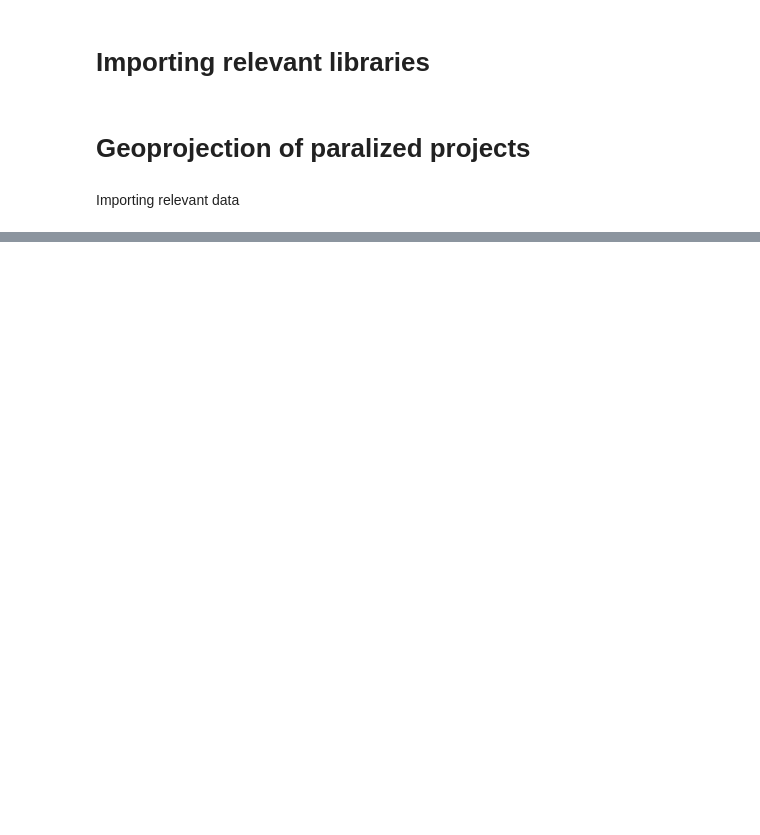
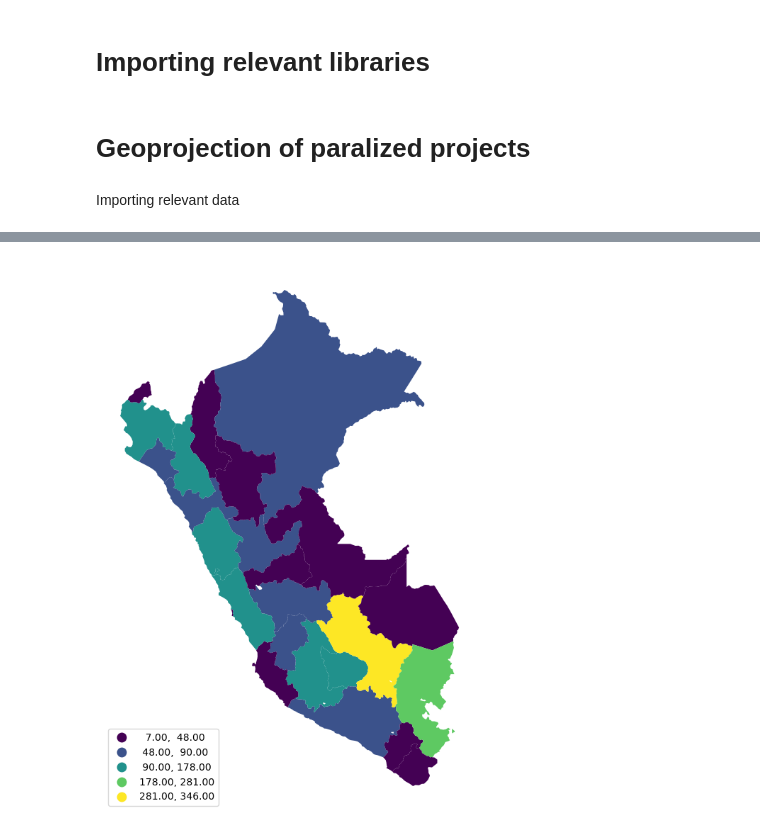
Before and after one commit to Pepix2345/Proyecto-Magallanes, a Jupyter notebook: Trabajo de investigación/Maps-Obras.ipynb, the cells around one changed output, grey strips where cells are left out. Cells and saved outputs as stored; diff of their text form; code cells hidden in the pictures; blank space fills up the shorter version.

```diff
--- a/Trabajo de investigación/Maps-Obras.ipynb
+++ b/Trabajo de investigación/Maps-Obras.ipynb
@@ -35,0 +138,3 @@ perucities_clipped
+# %%
+newlistraw={0:'0_great', 1: '1_good', 2: '2_middle', 3:'3_bad'}
+obras_pordepartamento[newcolnames1]=obras_pordepartamento.loc[:,newcolnames1].replace(newlistraw)
@@ -35,0 +152,4 @@ perucities_clipped
+# %%
+departamentos.NOMBDEP.replace({'CALLAO':'P C DEL CALLAO'}, inplace=True)
+onlydepartamento= set(departamentos.NOMBDEP) - set(obras_pordepartamento.Departamento)
+onlyobras= set(obras_pordepartamento.Departamento) - set(departamentos.NOMBDEP)
@@ -35,0 +177,4 @@ perucities_clipped
+# %%
+obras_pordepartamento.columns=["".join(name) for name in obras_pordepartamento.columns]
+# %%
+departamentosanddata= departamentos.merge(obras_pordepartamento, left_on='NOMBDEP', right_on= 'Departamento')
@@ -35,0 +201,14 @@ perucities_clipped
+# %%
+f, ax= plt.subplots(1, figsize=(10,10))
+departamentosanddata.plot(column='casossum',
+                            cmap='viridis',
+                            scheme= 'FisherJenks',
+                            edgecolor= 'white',
+                            linewidth=0.,
+                            alpha= 1,
+                            legend= True,
+                            legend_kwds={'loc':'lower left'},
+                        ax=ax)
+ax.set_axis_off()
+# %% [output]
+[figure, added]
```
Also changed, not shown: parts of 53 cells of this notebook.
